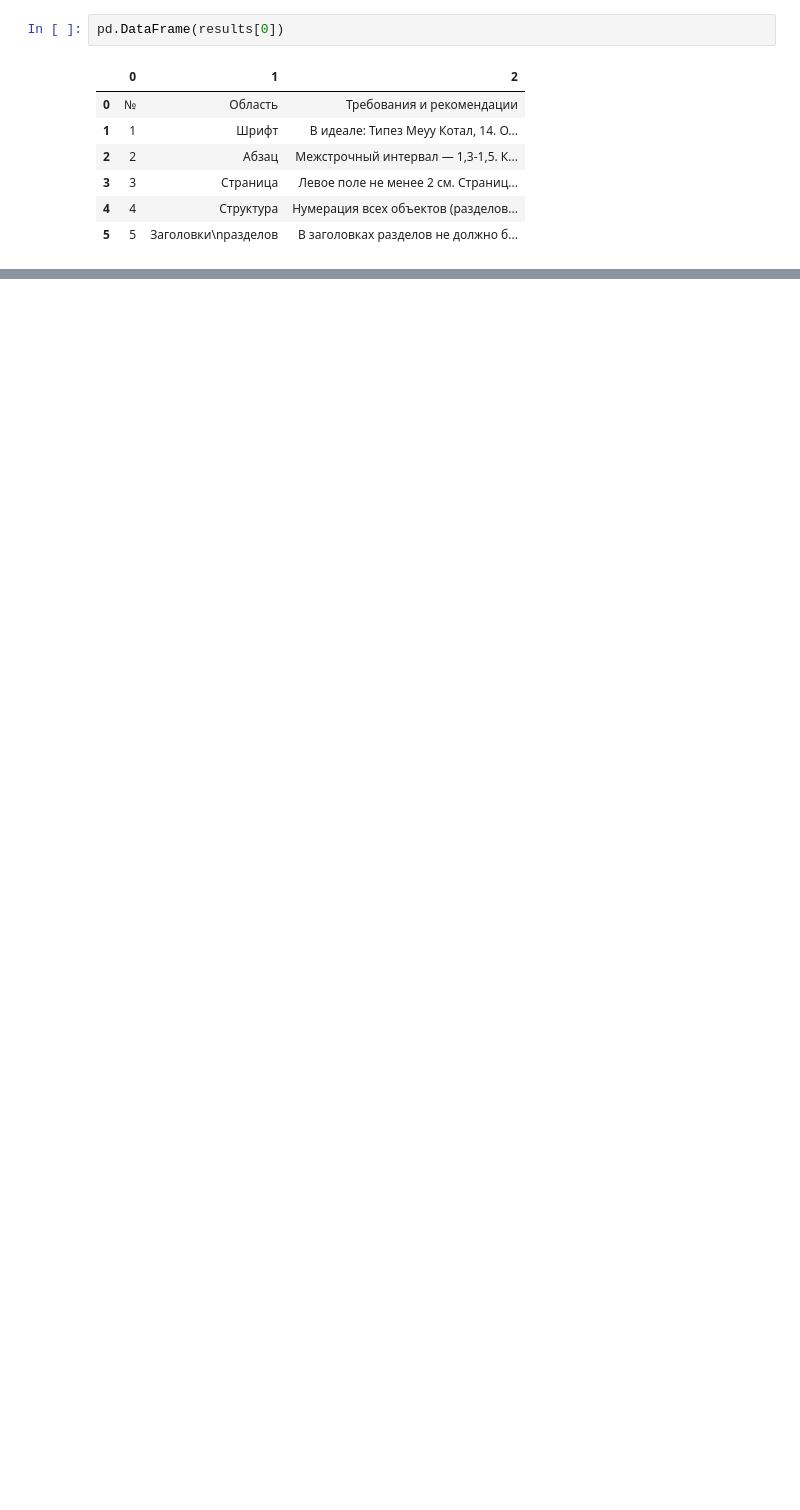
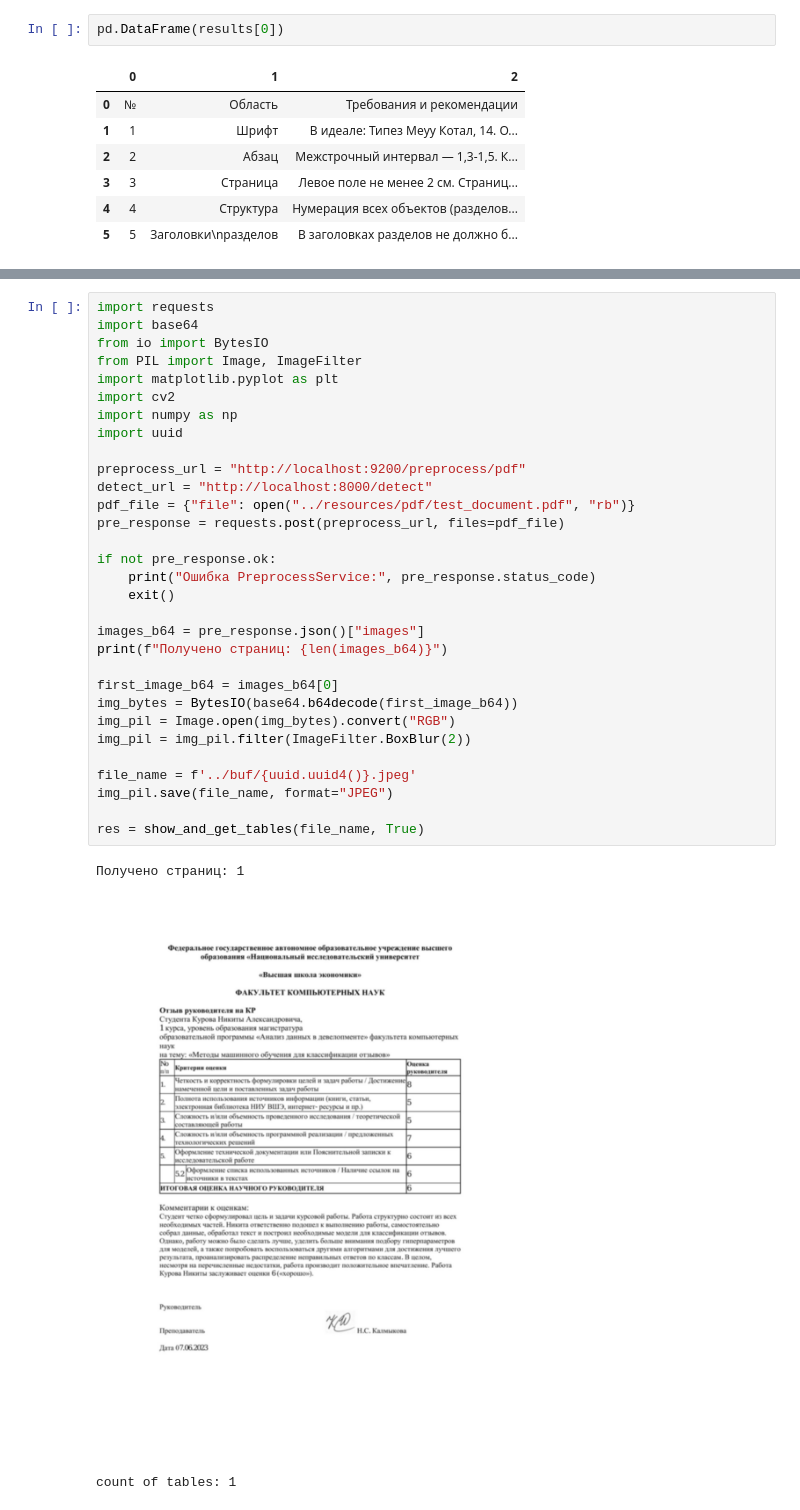
Before and after one commit to diemvs/table-parser, a Jupyter notebook: app/app_usage.ipynb, the cells around one changed output, grey strips where cells are left out. Saved outputs shown, nothing was run; the diff lists cells and outputs as text; blank space fills up the shorter version.

```diff
--- a/app/app_usage.ipynb
+++ b/app/app_usage.ipynb
@@ -215,0 +232,35 @@ count of tables: 1
+# %%
+import requests
+import base64
+from io import BytesIO
+from PIL import Image, ImageFilter
+import matplotlib.pyplot as plt
+import cv2
+import numpy as np
+import uuid
+
+preprocess_url = "http://localhost:9200/preprocess/pdf"
+detect_url = "http://localhost:8000/detect"
+pdf_file = {"file": open("../resources/pdf/test_document.pdf", "rb")}
+pre_response = requests.post(preprocess_url, files=pdf_file)
+
+if not pre_response.ok:
+    print("Ошибка PreprocessService:", pre_response.status_code)
+    exit()
+
+images_b64 = pre_response.json()["images"]
+print(f"Получено страниц: {len(images_b64)}")
+
+first_image_b64 = images_b64[0]
+img_bytes = BytesIO(base64.b64decode(first_image_b64))
+img_pil = Image.open(img_bytes).convert("RGB")
+img_pil = img_pil.filter(ImageFilter.BoxBlur(2))
+
+file_name = f'../buf/{uuid.uuid4()}.jpeg'
+img_pil.save(file_name, format="JPEG")
+
+res = show_and_get_tables(file_name, True)
+# %% [output]
+Получено страниц: 1
+[figure, added]
+count of tables: 1
```
Also changed, not shown: parts of 10 cells of this notebook, 3 other files.
